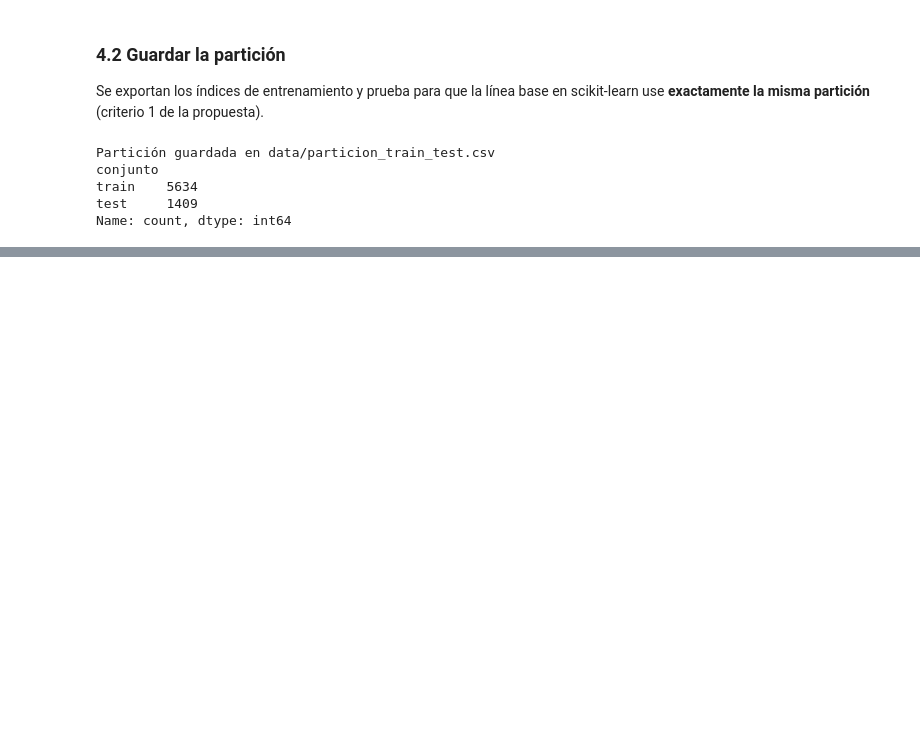
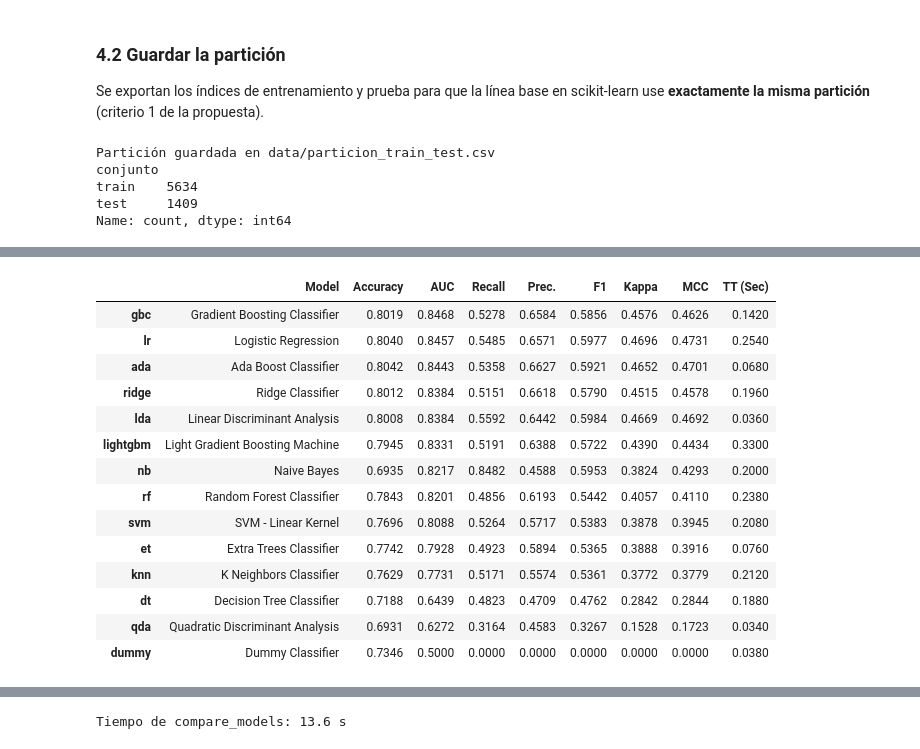
Before and after one commit to celleri-d/TrabajoPipeline3, a Jupyter notebook: pipeline_churn.ipynb, the cells around one changed output, grey strips where cells are left out. Drawn from its saved outputs; the diff is of its cells as text; code cells hidden in the pictures; blank space fills up the shorter version.

```diff
--- a/pipeline_churn.ipynb
+++ b/pipeline_churn.ipynb
@@ -490,0 +499,8 @@ Name: count, dtype: int64
+# %%
+inicio = time.perf_counter()
+top_modelos = exp.compare_models(sort="AUC", n_select=3)
+tiempo_compare = time.perf_counter() - inicio
+
+resultados_cv = exp.pull()
+print(f"Tiempo de compare_models: {tiempo_compare:.1f} s")
+# %% [output]
@@ -490,0 +508,15 @@ Name: count, dtype: int64
+|  | Model | Accuracy | AUC | Recall | Prec. | F1 | Kappa | MCC | TT (Sec) |
+| gbc | Gradient Boosting Classifier | 0.8019 | 0.8468 | 0.5278 | 0.6584 | 0.5856 | 0.4576 | 0.4626 | 0.1420 |
+| lr | Logistic Regression | 0.8040 | 0.8457 | 0.5485 | 0.6571 | 0.5977 | 0.4696 | 0.4731 | 0.2540 |
+| ada | Ada Boost Classifier | 0.8042 | 0.8443 | 0.5358 | 0.6627 | 0.5921 | 0.4652 | 0.4701 | 0.0680 |
+| ridge | Ridge Classifier | 0.8012 | 0.8384 | 0.5151 | 0.6618 | 0.5790 | 0.4515 | 0.4578 | 0.1960 |
+| lda | Linear Discriminant Analysis | 0.8008 | 0.8384 | 0.5592 | 0.6442 | 0.5984 | 0.4669 | 0.4692 | 0.0360 |
+| lightgbm | Light Gradient Boosting Machine | 0.7945 | 0.8331 | 0.5191 | 0.6388 | 0.5722 | 0.4390 | 0.4434 | 0.3300 |
+| nb | Naive Bayes | 0.6935 | 0.8217 | 0.8482 | 0.4588 | 0.5953 | 0.3824 | 0.4293 | 0.2000 |
+| rf | Random Forest Classifier | 0.7843 | 0.8201 | 0.4856 | 0.6193 | 0.5442 | 0.4057 | 0.4110 | 0.2380 |
+| svm | SVM - Linear Kernel | 0.7696 | 0.8088 | 0.5264 | 0.5717 | 0.5383 | 0.3878 | 0.3945 | 0.2080 |
+| et | Extra Trees Classifier | 0.7742 | 0.7928 | 0.4923 | 0.5894 | 0.5365 | 0.3888 | 0.3916 | 0.0760 |
+| knn | K Neighbors Classifier | 0.7629 | 0.7731 | 0.5171 | 0.5574 | 0.5361 | 0.3772 | 0.3779 | 0.2120 |
+| dt | Decision Tree Classifier | 0.7188 | 0.6439 | 0.4823 | 0.4709 | 0.4762 | 0.2842 | 0.2844 | 0.1880 |
+| qda | Quadratic Discriminant Analysis | 0.6931 | 0.6272 | 0.3164 | 0.4583 | 0.3267 | 0.1528 | 0.1723 | 0.0340 |
+| dummy | Dummy Classifier | 0.7346 | 0.5000 | 0.0000 | 0.0000 | 0.0000 | 0.0000 | 0.0000 | 0.0380 |
@@ -490,0 +524 @@ Name: count, dtype: int64
+Tiempo de compare_models: 13.6 s
```
Also changed, not shown: parts of 12 cells of this notebook, 1 other file.
